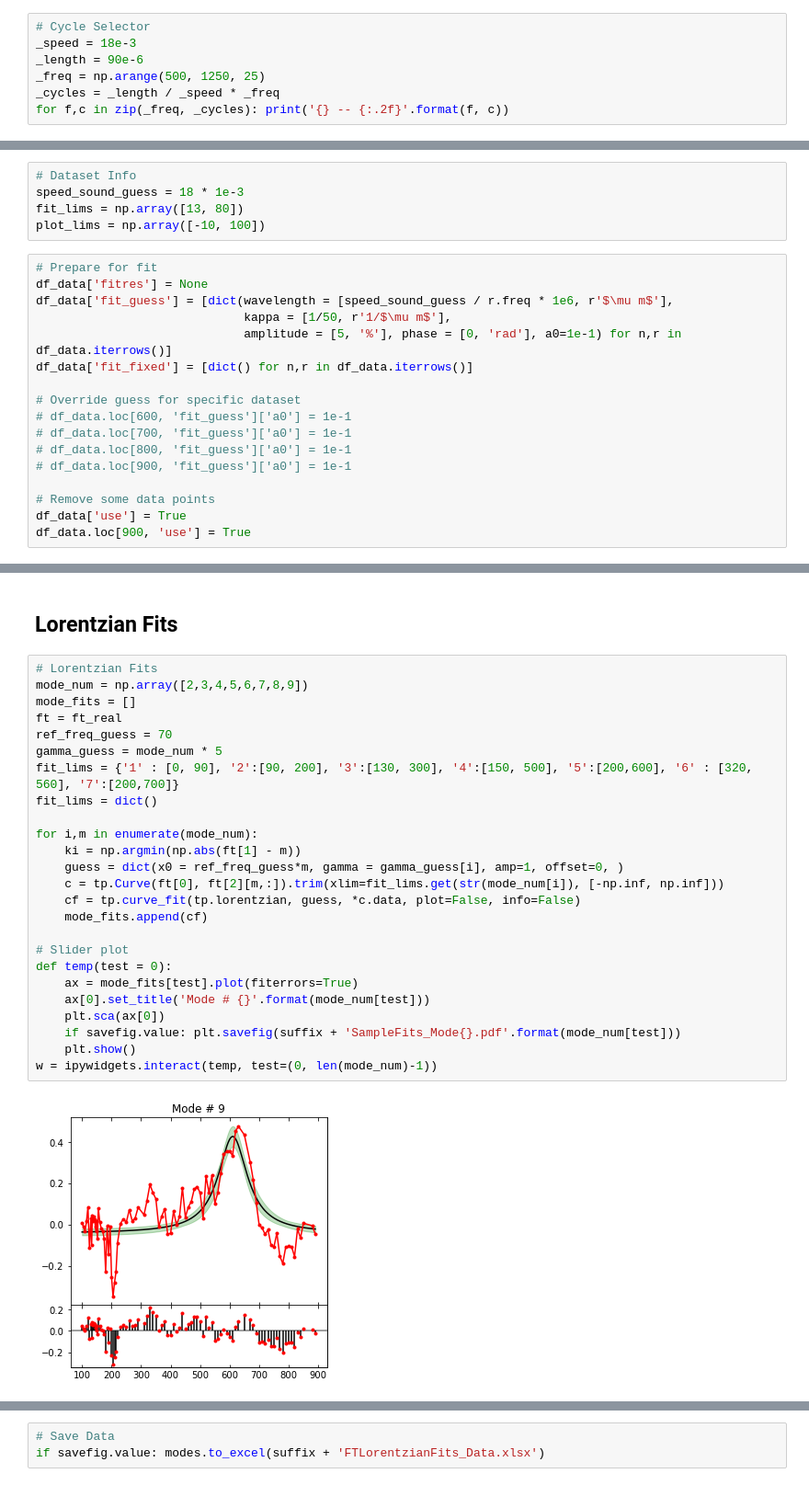
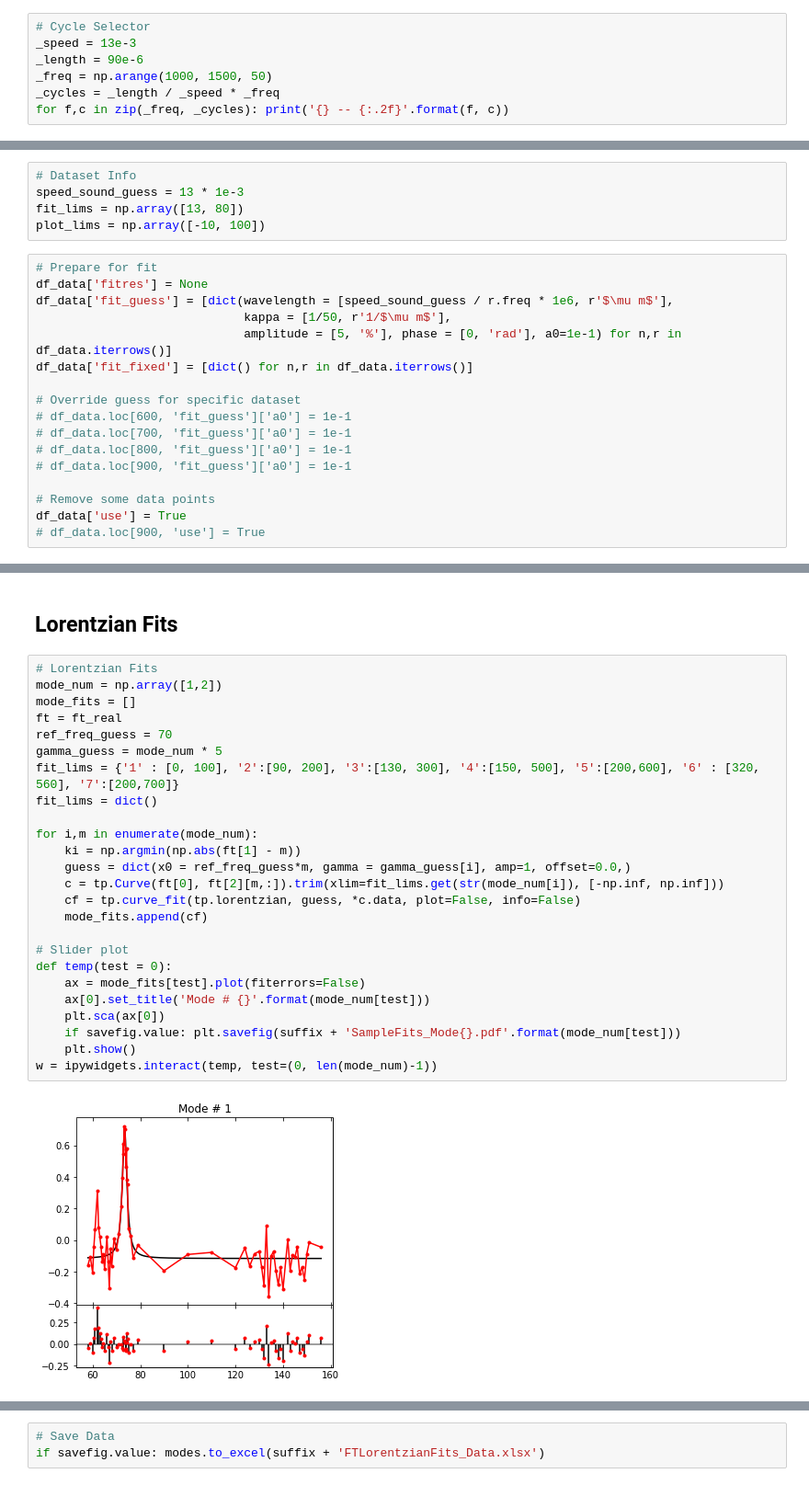
Before and after one commit to ranchop/QCalc, a Jupyter notebook: Box Shaking/Box Shaking Template.ipynb, the cells around one changed output, grey strips where cells are left out. Shown at 92% size. Cells and saved outputs as stored; diff of their text form.

```diff
--- a/Box Shaking/Box Shaking Template.ipynb
+++ b/Box Shaking/Box Shaking Template.ipynb
@@ -406,9 +465,9 @@ else: ipywidgets.interact(temp, test=(0, df_data.shape[0]-1))
 # Single Sided Decay Fits
 # %%
 # Cycle Selector
-_speed = 18e-3
+_speed = 13e-3
 _length = 90e-6
-_freq = np.arange(500, 1250, 25)
+_freq = np.arange(1000, 1500, 50)
 _cycles = _length / _speed * _freq
 for f,c in zip(_freq, _cycles): print('{} -- {:.2f}'.format(f, c))
 # %% [output]
@@ -442,6 +494,6 @@ suffix
 # %%
 # Dataset Info
-speed_sound_guess = 18 * 1e-3
+speed_sound_guess = 13 * 1e-3
 fit_lims = np.array([13, 80])
 plot_lims = np.array([-10, 100])
 # %%
@@ -460,7 +512,7 @@ df_data['fit_fixed'] = [dict() for n,r in df_data.iterrows()]
 
 # Remove some data points
 df_data['use'] = True
-df_data.loc[900, 'use'] = True
+# df_data.loc[900, 'use'] = True
 # %%
 # Fit and Plot Tests
 use = 'Delta rho / rho'
@@ -901,31 +954,31 @@ if savefig.value: fig.savefig(suffix + 'DensityAndFT_IntegersOnly_RealPart_v2.pd
 ## Lorentzian Fits
 # %%
 # Lorentzian Fits
-mode_num = np.array([2,3,4,5,6,7,8,9])
+mode_num = np.array([1,2])
 mode_fits = []
 ft = ft_real
 ref_freq_guess = 70
 gamma_guess = mode_num * 5
-fit_lims = {'1' : [0, 90], '2':[90, 200], '3':[130, 300], '4':[150, 500], '5':[200,600], '6' : [320, 560], '7':[200,700]}
+fit_lims = {'1' : [0, 100], '2':[90, 200], '3':[130, 300], '4':[150, 500], '5':[200,600], '6' : [320, 560], '7':[200,700]}
 fit_lims = dict()
 
 for i,m in enumerate(mode_num):
     ki = np.argmin(np.abs(ft[1] - m))
-    guess = dict(x0 = ref_freq_guess*m, gamma = gamma_guess[i], amp=1, offset=0, )
+    guess = dict(x0 = ref_freq_guess*m, gamma = gamma_guess[i], amp=1, offset=0.0,)
     c = tp.Curve(ft[0], ft[2][m,:]).trim(xlim=fit_lims.get(str(mode_num[i]), [-np.inf, np.inf]))
     cf = tp.curve_fit(tp.lorentzian, guess, *c.data, plot=False, info=False)
     mode_fits.append(cf)
 
 # Slider plot
 def temp(test = 0):
-    ax = mode_fits[test].plot(fiterrors=True)
+    ax = mode_fits[test].plot(fiterrors=False)
     ax[0].set_title('Mode # {}'.format(mode_num[test]))
     plt.sca(ax[0])
     if savefig.value: plt.savefig(suffix + 'SampleFits_Mode{}.pdf'.format(mode_num[test]))
     plt.show()
 w = ipywidgets.interact(temp, test=(0, len(mode_num)-1))
 # %% [output]
-[figure, old version]
+[figure, new version]
 # %%
 # Extract Data
 modes = pd.DataFrame()
```
Also changed, not shown: parts of 25 cells of this notebook, 1 other file.
